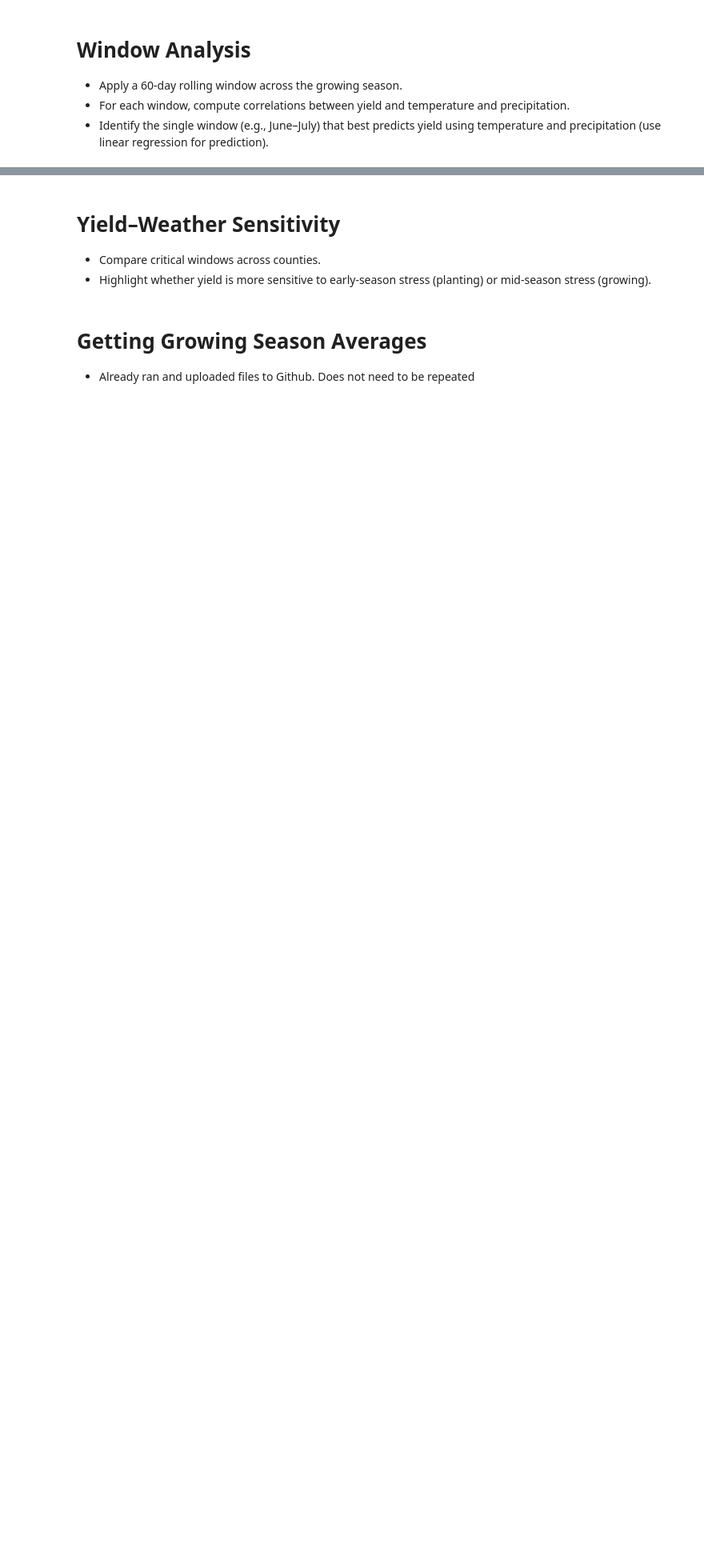
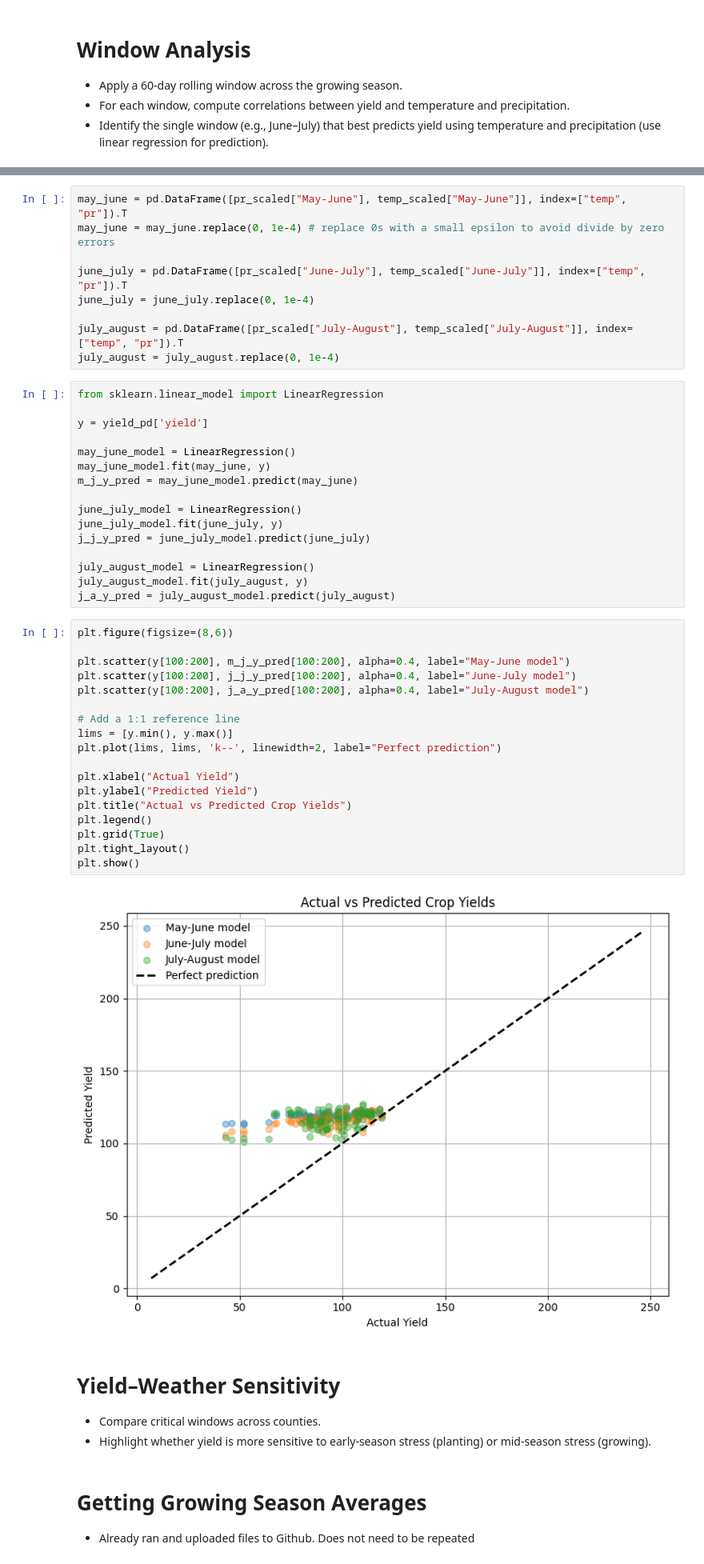
Before and after one commit to baekka1/Crop-Yield-Prediction, a Jupyter notebook: Notebooks/Week2_Tasks/q3_analyze_weather_windows.ipynb, the cells around one changed output, grey strips where cells are left out. Shown at 80% size. Cells and saved outputs as stored; diff of their text form; blank space fills up the shorter version.

```diff
--- a/Notebooks/Week2_Tasks/q3_analyze_weather_windows.ipynb
+++ b/Notebooks/Week2_Tasks/q3_analyze_weather_windows.ipynb
@@ -307,3 +214,48 @@ corr_pd
+# %%
+may_june = pd.DataFrame([pr_scaled["May-June"], temp_scaled["May-June"]], index=["temp", "pr"]).T
+may_june = may_june.replace(0, 1e-4) # replace 0s with a small epsilon to avoid divide by zero errors
+
+june_july = pd.DataFrame([pr_scaled["June-July"], temp_scaled["June-July"]], index=["temp", "pr"]).T
+june_july = june_july.replace(0, 1e-4)
+
+july_august = pd.DataFrame([pr_scaled["July-August"], temp_scaled["July-August"]], index=["temp", "pr"]).T
+july_august = july_august.replace(0, 1e-4)
+# %%
+from sklearn.linear_model import LinearRegression
+
+y = yield_pd['yield']
+
+may_june_model = LinearRegression()
+may_june_model.fit(may_june, y)
+m_j_y_pred = may_june_model.predict(may_june)
+
+june_july_model = LinearRegression()
+june_july_model.fit(june_july, y)
+j_j_y_pred = june_july_model.predict(june_july)
+
+july_august_model = LinearRegression()
+july_august_model.fit(july_august, y)
+j_a_y_pred = july_august_model.predict(july_august)
+# %%
+plt.figure(figsize=(8,6))
+
+plt.scatter(y[100:200], m_j_y_pred[100:200], alpha=0.4, label="May-June model")
+plt.scatter(y[100:200], j_j_y_pred[100:200], alpha=0.4, label="June-July model")
+plt.scatter(y[100:200], j_a_y_pred[100:200], alpha=0.4, label="July-August model")
+
+# Add a 1:1 reference line
+lims = [y.min(), y.max()]
+plt.plot(lims, lims, 'k--', linewidth=2, label="Perfect prediction")
+
+plt.xlabel("Actual Yield")
+plt.ylabel("Predicted Yield")
+plt.title("Actual vs Predicted Crop Yields")
+plt.legend()
+plt.grid(True)
+plt.tight_layout()
+plt.show()
+# %% [output]
+[figure, added]
 # %% [markdown]
 # Yield–Weather Sensitivity
 - Compare critical windows across counties.
```
Also changed, not shown: parts of 14 cells of this notebook.
